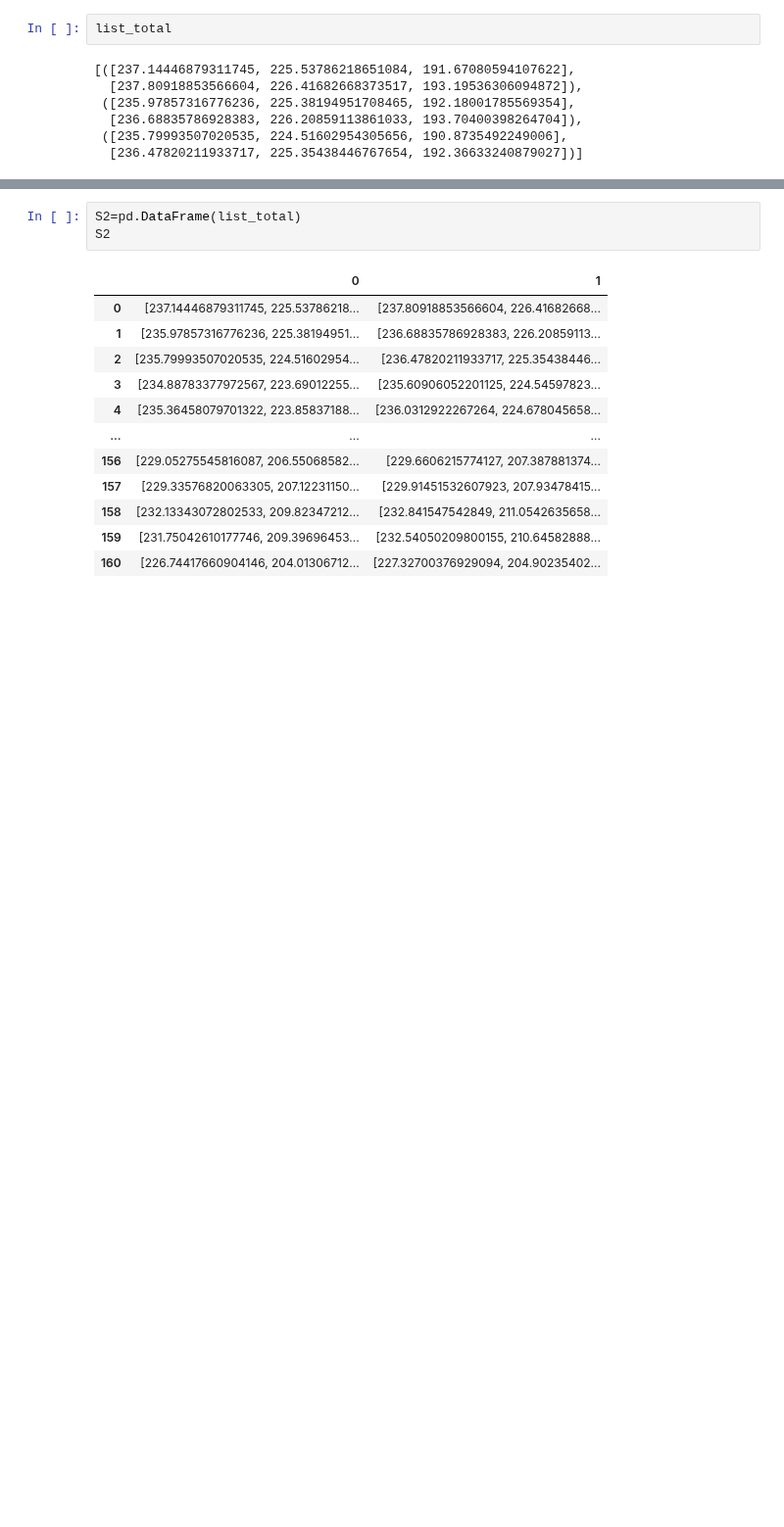
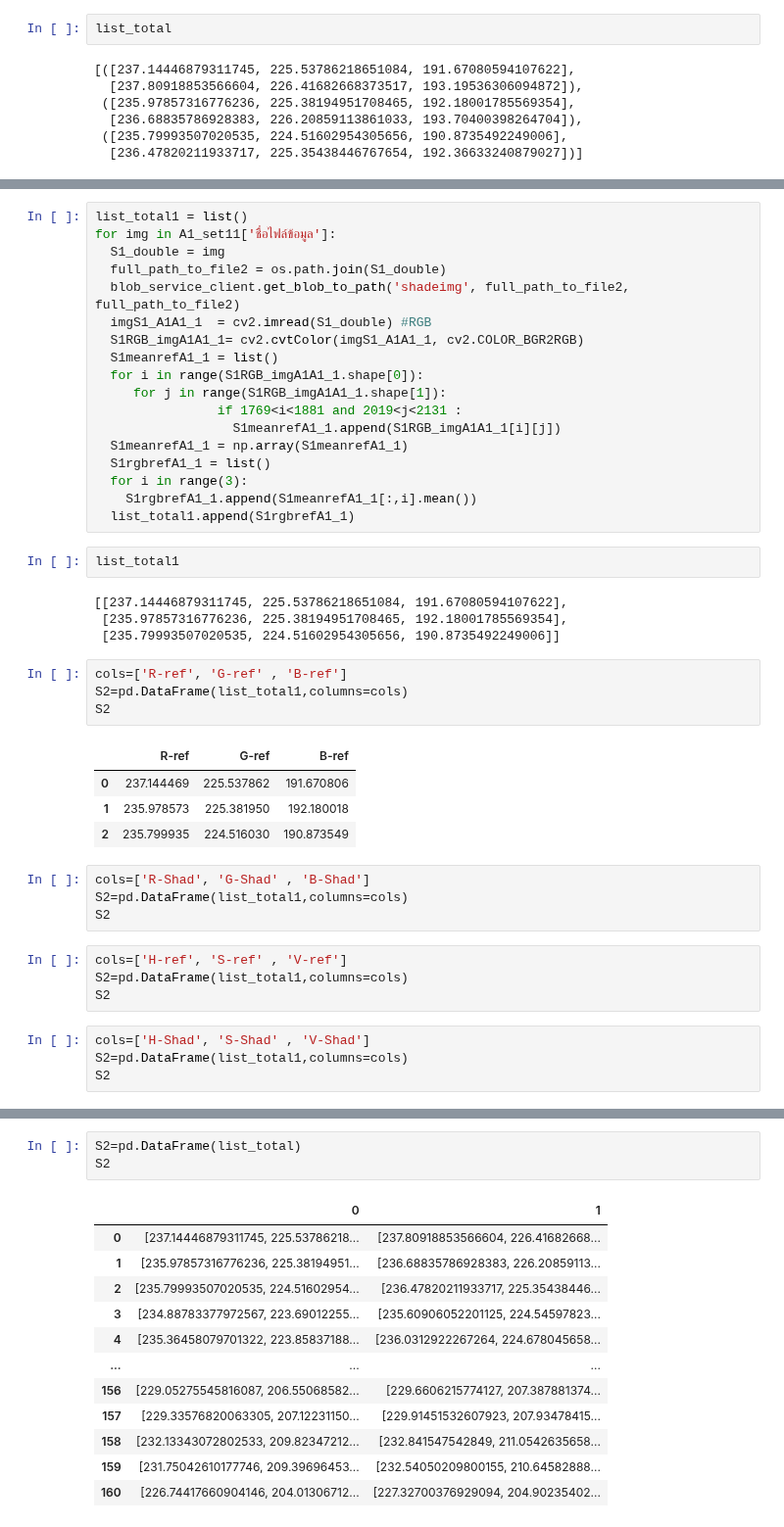
Before and after one commit to waraporn19/Project_2021_matchingcolor, a Jupyter notebook: P1A0.ipynb, the cells around one changed output, grey strips where cells are left out. Shown at 98% size. Drawn from its saved outputs; the diff is of its cells as text; blank space fills up the shorter version.

```diff
--- a/P1A0.ipynb
+++ b/P1A0.ipynb
@@ -191,0 +229,45 @@ for img in A1_set1['ชื่อไฟล์ข้อมูล']:
+# %%
+list_total1 = list()
+for img in A1_set11['ชื่อไฟล์ข้อมูล']:
+  S1_double = img
+  full_path_to_file2 = os.path.join(S1_double)
+  blob_service_client.get_blob_to_path('shadeimg', full_path_to_file2, full_path_to_file2)
+  imgS1_A1A1_1  = cv2.imread(S1_double) #RGB
+  S1RGB_imgA1A1_1= cv2.cvtColor(imgS1_A1A1_1, cv2.COLOR_BGR2RGB)
+  S1meanrefA1_1 = list()
+  for i in range(S1RGB_imgA1A1_1.shape[0]):
+     for j in range(S1RGB_imgA1A1_1.shape[1]):
+                if 1769<i<1881 and 2019<j<2131 :
+                  S1meanrefA1_1.append(S1RGB_imgA1A1_1[i][j])
+  S1meanrefA1_1 = np.array(S1meanrefA1_1)
+  S1rgbrefA1_1 = list()
+  for i in range(3):
+    S1rgbrefA1_1.append(S1meanrefA1_1[:,i].mean())
+  list_total1.append(S1rgbrefA1_1)
+# %%
+list_total1
+# %% [output]
+[[237.14446879311745, 225.53786218651084, 191.67080594107622],
+ [235.97857316776236, 225.38194951708465, 192.18001785569354],
+ [235.79993507020535, 224.51602954305656, 190.8735492249006]]
+# %%
+cols=['R-ref', 'G-ref' , 'B-ref']
+S2=pd.DataFrame(list_total1,columns=cols)
+S2
+# %% [output]
+|  | R-ref | G-ref | B-ref |
+| 0 | 237.144469 | 225.537862 | 191.670806 |
+| 1 | 235.978573 | 225.381950 | 192.180018 |
+| 2 | 235.799935 | 224.516030 | 190.873549 |
+# %%
+cols=['R-Shad', 'G-Shad' , 'B-Shad']
+S2=pd.DataFrame(list_total1,columns=cols)
+S2
+# %%
+cols=['H-ref', 'S-ref' , 'V-ref']
+S2=pd.DataFrame(list_total1,columns=cols)
+S2
+# %%
+cols=['H-Shad', 'S-Shad' , 'V-Shad']
+S2=pd.DataFrame(list_total1,columns=cols)
+S2
```
Also changed, not shown: parts of 14 cells of this notebook.
